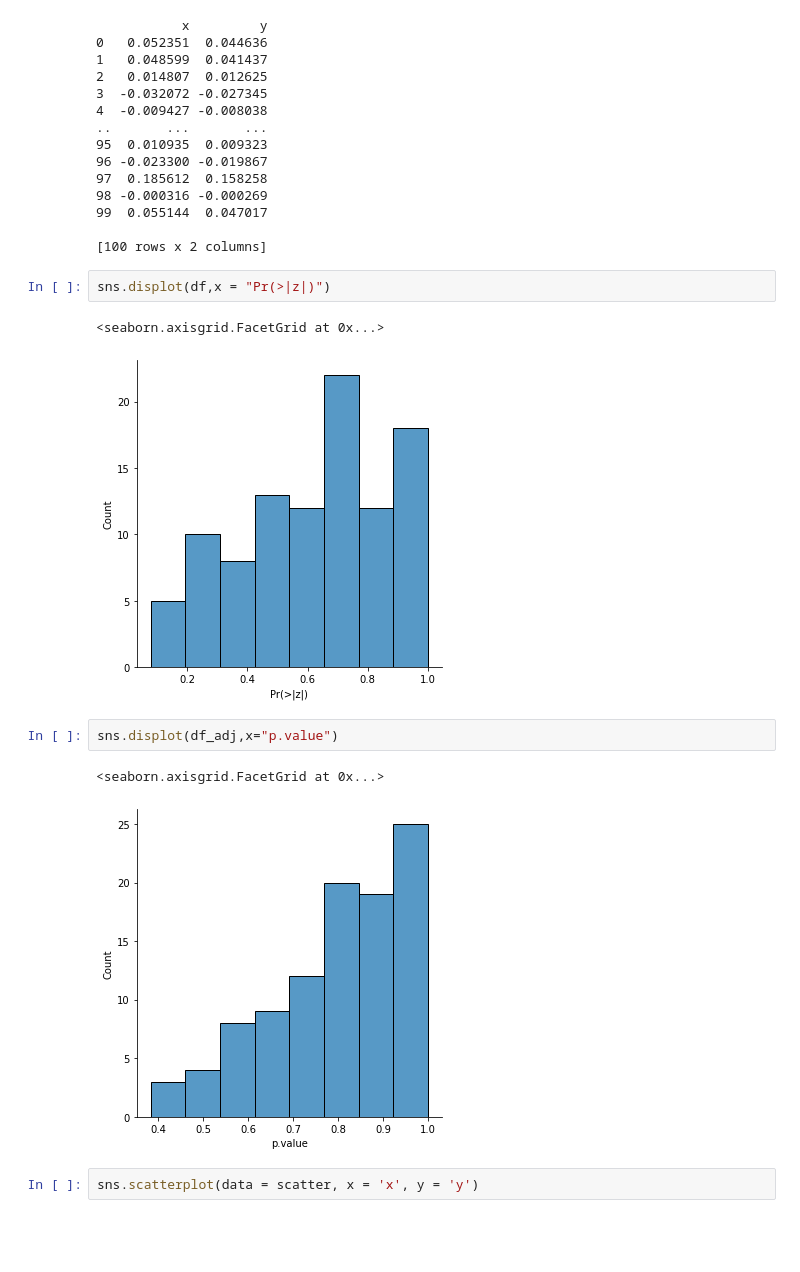
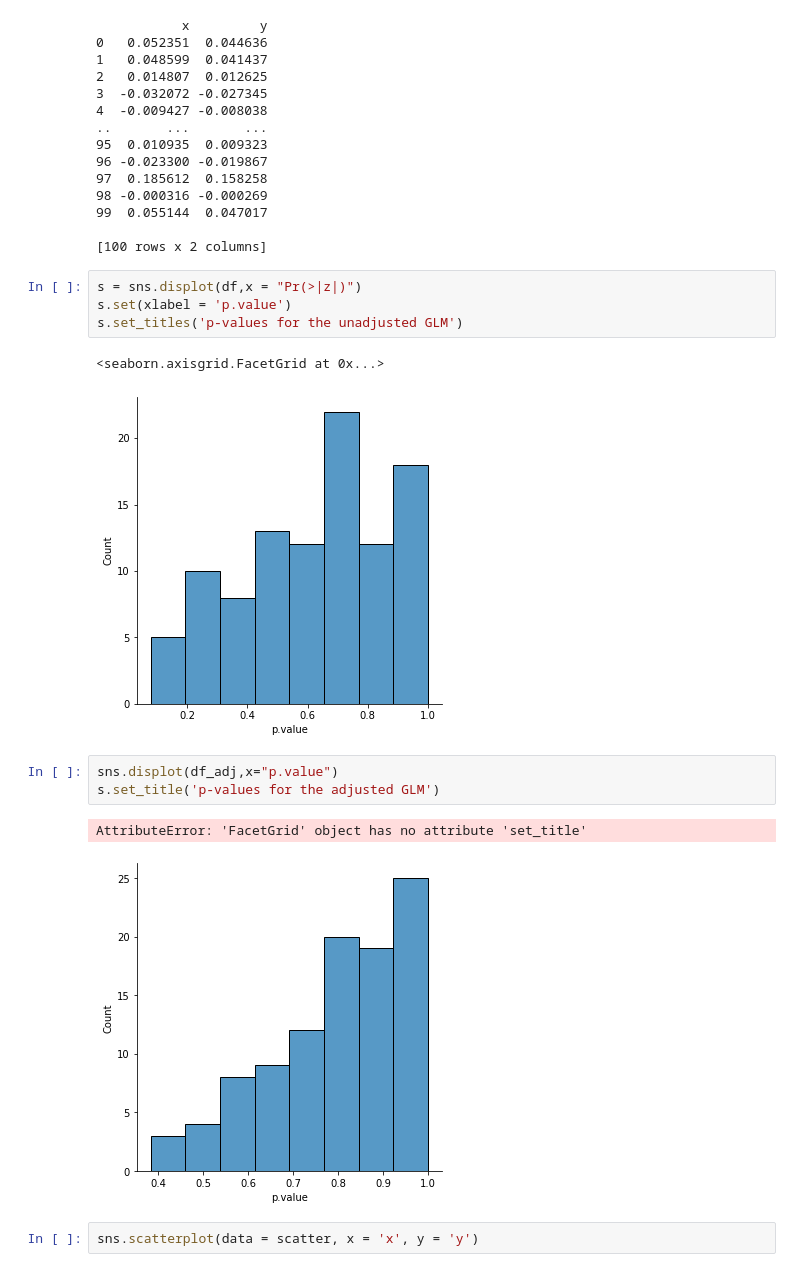
Before and after one commit to amspector100/hdlogistic, a Jupyter notebook: 244.ipynb, the cells around one changed output. Drawn from its saved outputs; the diff is of its cells as text; blank space fills up the shorter version.

```diff
--- a/244.ipynb
+++ b/244.ipynb
@@ -28,15 +50,18 @@ print(scatter)
 99  0.055144  0.047017
 
 [100 rows x 2 columns]
-# %%
-sns.displot(df,x = "Pr(>|z|)")
-# %% [output]
-<seaborn.axisgrid.FacetGrid at 0x...>
-[figure, removed]
+# %%
+s = sns.displot(df,x = "Pr(>|z|)")
+s.set(xlabel = 'p.value')
+s.set_titles('p-values for the unadjusted GLM')
+# %% [output]
+<seaborn.axisgrid.FacetGrid at 0x...>
+[figure, added]
 # %%
 sns.displot(df_adj,x="p.value")
+s.set_title('p-values for the adjusted GLM')
 # %% [output]
-<seaborn.axisgrid.FacetGrid at 0x...>
+AttributeError: 'FacetGrid' object has no attribute 'set_title'
 [figure]
 # %%
 sns.scatterplot(data = scatter, x = 'x', y = 'y')
```
Also changed, not shown: parts of 6 cells of this notebook.
